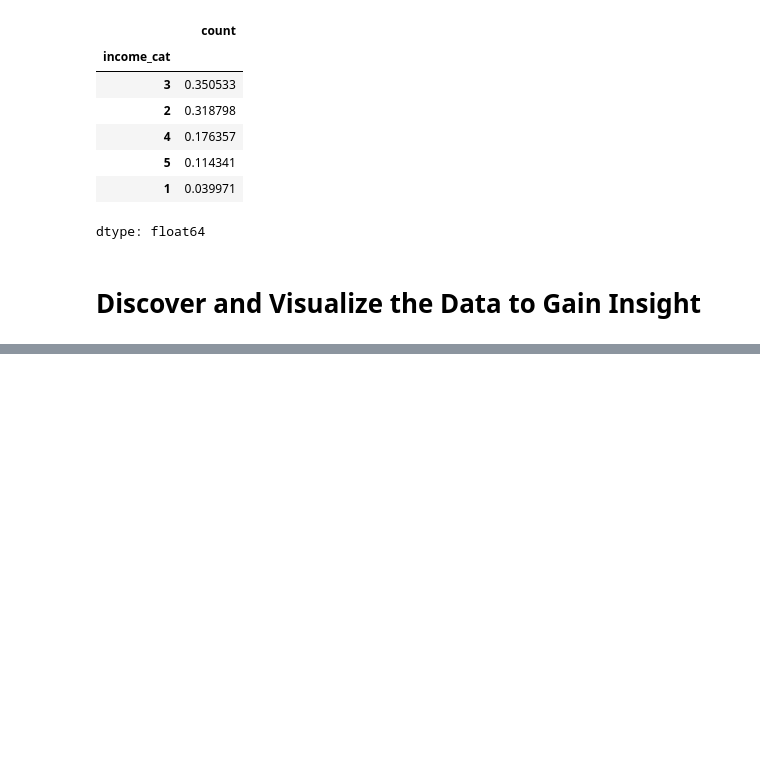
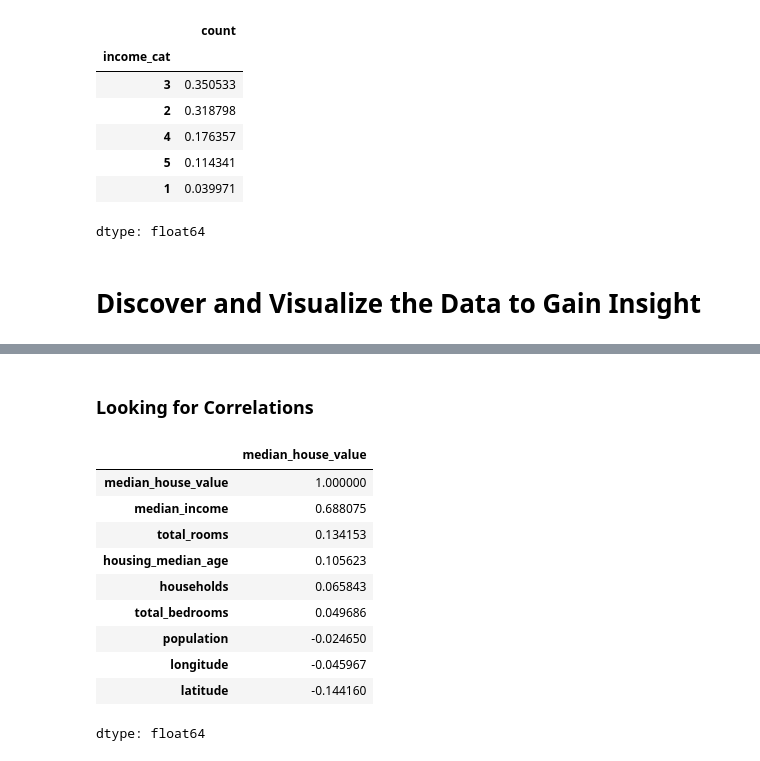
Before and after one commit to kamilakhtar015/CaliHousing-PricePred, a Jupyter notebook: Housing_Corp.ipynb, the cells around one changed output, grey strips where cells are left out. Cells and saved outputs as stored; diff of their text form; code cells hidden in the pictures; blank space fills up the shorter version.

```diff
--- a/Housing_Corp.ipynb
+++ b/Housing_Corp.ipynb
@@ -180,0 +194,22 @@ for set_ in (strat_train_set, strat_test_set):
+# %% [markdown]
+### Looking for Correlations
+# %%
+# corr_matrix = housing.corr()
+# Calculate the correlation matrix only on numerical features
+numerical_features = housing.select_dtypes(include=np.number)
+corr_matrix = numerical_features.corr()
+
+# Checking how much each attribute correlates with the median house value
+corr_matrix["median_house_value"].sort_values(ascending=False)
+# %% [output]
+|  | median_house_value |
+| median_house_value | 1.000000 |
+| median_income | 0.688075 |
+| total_rooms | 0.134153 |
+| housing_median_age | 0.105623 |
+| households | 0.065843 |
+| total_bedrooms | 0.049686 |
+| population | -0.024650 |
+| longitude | -0.045967 |
+| latitude | -0.144160 |
+dtype: float64
```
Also changed, not shown: parts of 3 cells of this notebook.
